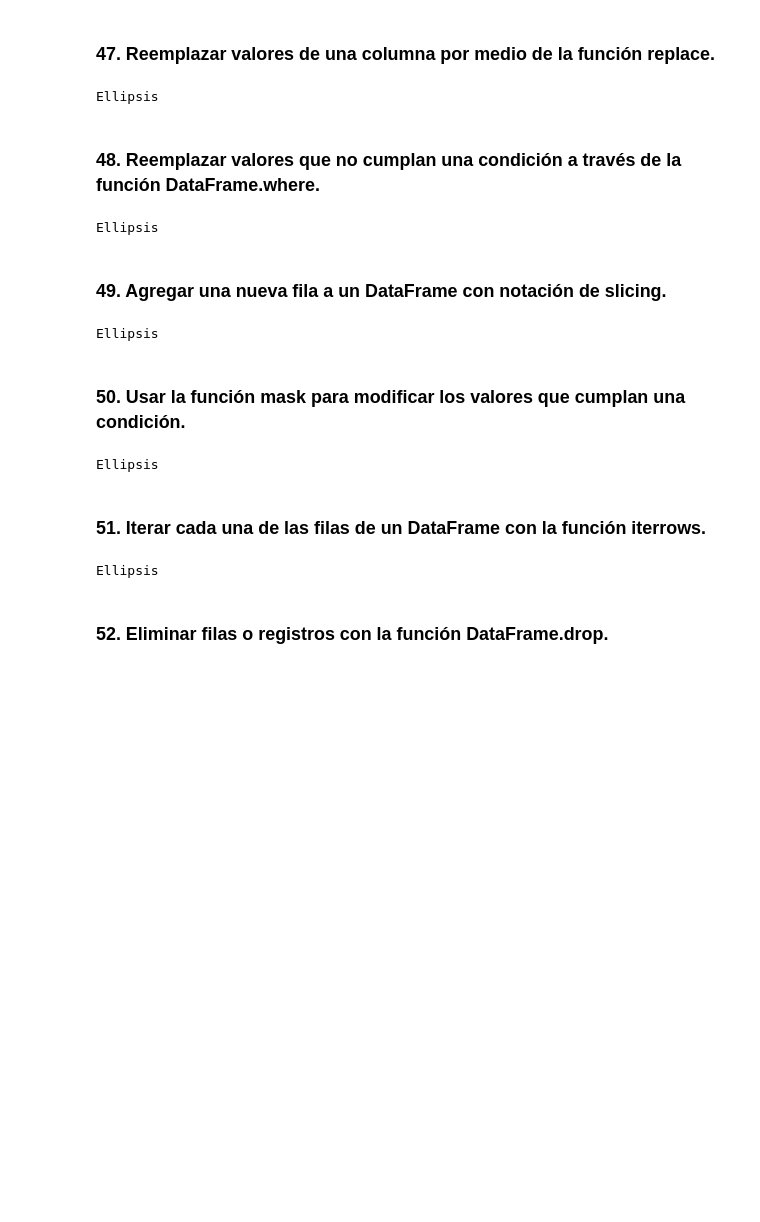
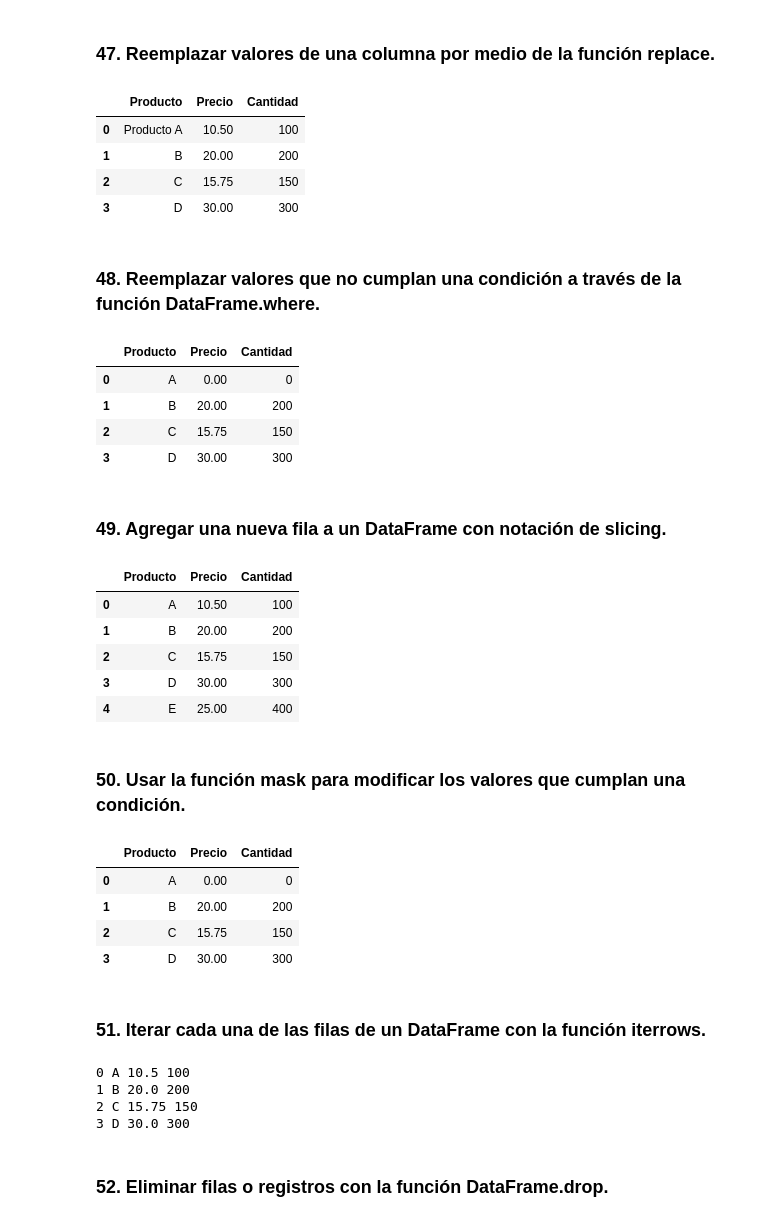
Before and after one commit to Manuel-Avecilla/PIA-MIA, a Jupyter notebook: pandas/Ejercicios_con_Dataframes_Pandas.ipynb, the cells around one changed output. Cells and saved outputs as stored; diff of their text form; code cells hidden in the pictures; blank space fills up the shorter version.

```diff
--- a/pandas/Ejercicios_con_Dataframes_Pandas.ipynb
+++ b/pandas/Ejercicios_con_Dataframes_Pandas.ipynb
@@ -755,33 +810,90 @@ Ellipsis
 # %% [markdown]
 ### 47. Reemplazar valores de una columna por medio de la función replace.
 # %%
-...
+df_047 = pd.DataFrame({
+    'Producto': ['A', 'B', 'C', 'D'],
+    'Precio': [10.5, 20.0, 15.75, 30.0],
+    'Cantidad': [100, 200, 150, 300]
+})
+
+df_047.replace({'Producto': {'A': 'Producto A'}})
 # %% [output]
-Ellipsis
+|  | Producto | Precio | Cantidad |
+| 0 | Producto A | 10.50 | 100 |
+| 1 | B | 20.00 | 200 |
+| 2 | C | 15.75 | 150 |
+| 3 | D | 30.00 | 300 |
 # %% [markdown]
 ### 48. Reemplazar valores que no cumplan una condición a través de la función DataFrame.where.
 # %%
-...
+df_048 = pd.DataFrame({
+    'Producto': ['A', 'B', 'C', 'D'],
+    'Precio': [10.5, 20.0, 15.75, 30.0],
+    'Cantidad': [100, 200, 150, 300]
+})
+
+df_048[['Precio', 'Cantidad']] = df_048[['Precio', 'Cantidad']].where(df_048['Cantidad'] >= 150, 0)
+
+df_048
 # %% [output]
-Ellipsis
+|  | Producto | Precio | Cantidad |
+| 0 | A | 0.00 | 0 |
+| 1 | B | 20.00 | 200 |
+| 2 | C | 15.75 | 150 |
+| 3 | D | 30.00 | 300 |
 # %% [markdown]
 ### 49. Agregar una nueva fila a un DataFrame con notación de slicing.
 # %%
-...
+df_049 = pd.DataFrame({
+    'Producto': ['A', 'B', 'C', 'D'],
+    'Precio': [10.5, 20.0, 15.75, 30.0],
+    'Cantidad': [100, 200, 150, 300]
+})
+
+df_049.loc[4, :] = ['E', 25.0, 400]
+
+df_049
 # %% [output]
-Ellipsis
+|  | Producto | Precio | Cantidad |
+| 0 | A | 10.50 | 100 |
+| 1 | B | 20.00 | 200 |
+| 2 | C | 15.75 | 150 |
+| 3 | D | 30.00 | 300 |
+| 4 | E | 25.00 | 400 |
 # %% [markdown]
 ### 50. Usar la función mask para modificar los valores que cumplan una condición.
 # %%
-...
+df_050 = pd.DataFrame({
+    'Producto': ['A', 'B', 'C', 'D'],
+    'Precio': [10.5, 20.0, 15.75, 30.0],
+    'Cantidad': [100, 200, 150, 300]
+})
+
+df_050[['Precio', 'Cantidad']] = df_050[['Precio', 'Cantidad']].mask(df_050['Cantidad'] < 150, 0)
+
+df_050
 # %% [output]
-Ellipsis
+|  | Producto | Precio | Cantidad |
+| 0 | A | 0.00 | 0 |
+| 1 | B | 20.00 | 200 |
+| 2 | C | 15.75 | 150 |
+| 3 | D | 30.00 | 300 |
 # %% [markdown]
 ### 51. Iterar cada una de las filas de un DataFrame con la función iterrows.
 # %%
-...
+df_051 = pd.DataFrame({
+    'Producto': ['A', 'B', 'C', 'D'],
+    'Precio': [10.5, 20.0, 15.75, 30.0],
+    'Cantidad': [100, 200, 150, 300]
+})
+
+for indice, fila in df_051.iterrows():
+    print(indice, fila['Producto'], fila['Precio'], fila['Cantidad'])
 # %% [output]
-Ellipsis
+0 A 10.5 100
+1 B 20.0 200
+2 C 15.75 150
+3 D 30.0 300
 # %% [markdown]
 ### 52. Eliminar filas o registros con la función DataFrame.drop.
 # %%
```
Also changed, not shown: parts of 57 cells of this notebook.
